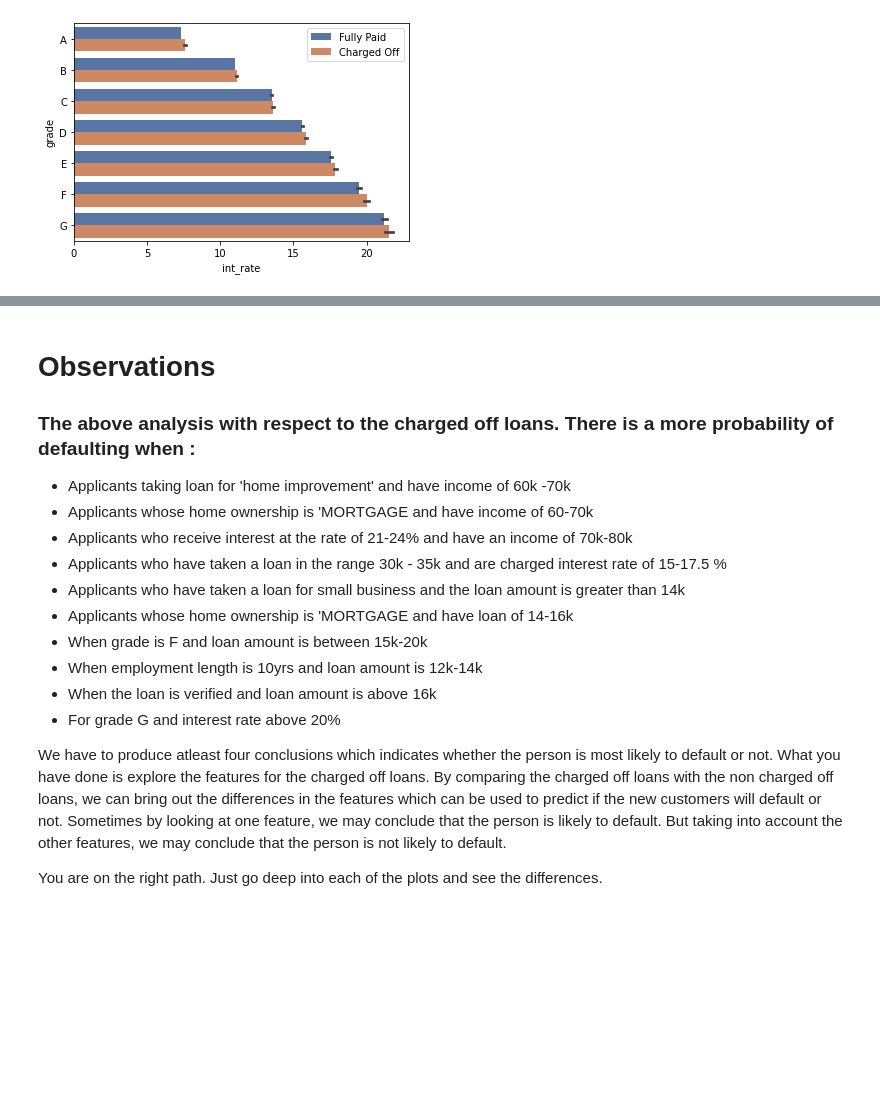
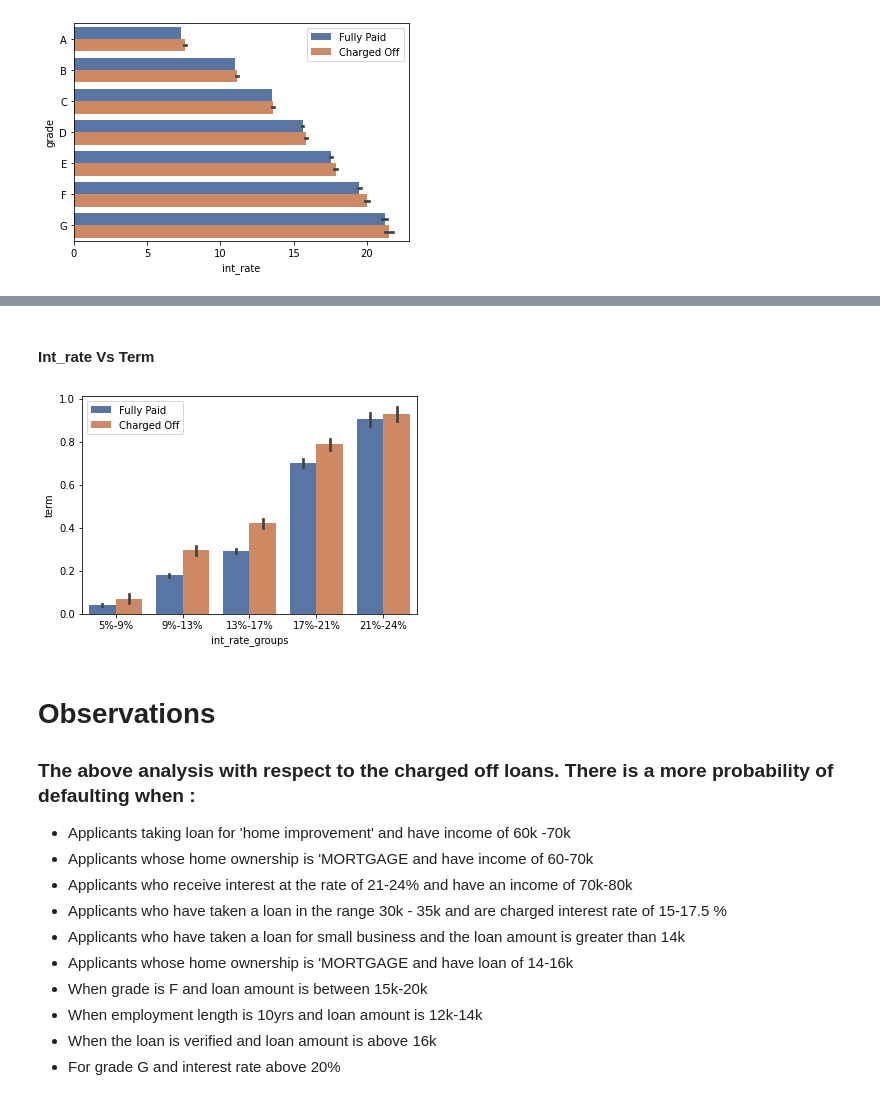
Before and after one commit to vulchinithin/LendingClubCaseStudy, a Jupyter notebook: Univariate_Analysis.ipynb, the cells around one changed output, grey strips where cells are left out. Cells and saved outputs as stored; diff of their text form; code cells hidden in the pictures; blank space fills up the shorter version.

```diff
--- a/Univariate_Analysis.ipynb
+++ b/Univariate_Analysis.ipynb
@@ -1188,3 +1211,12 @@ plt.show()
+# %% [markdown]
+#### Int_rate Vs Term
+# %%
+sns.barplot(data=df,x='int_rate_groups',y='term',hue='loan_status',palette='deep')
+hands,labs=ax.get_legend_handles_labels()
+plt.legend(handles=hands,labels=["Fully Paid","Charged Off"])
+plt.show()
+# %% [output]
+[figure, added]
 # %% [markdown]
 # Observations
 
@@ -1200,10 +1232,3 @@ plt.show()
 - When employment length is 10yrs and loan amount is 12k-14k
 - When the loan is verified and loan amount is above 16k
 - For grade G and interest rate above 20%
-
-We have to produce atleast four conclusions which indicates whether the person is most likely to default or not.
-What you have done is explore the features for the charged off loans.
-By comparing the charged off loans with the non charged off loans, we can bring out the differences in the features which can be used to predict if the new customers will default or not.
-Sometimes by looking at one feature, we may conclude that the person is likely to default. But taking into account the other features, we may conclude that the person is not likely to default.
-
-You are on the right path. Just go deep into each of the plots and see the differences.
```
Also changed, not shown: parts of 13 cells of this notebook.
